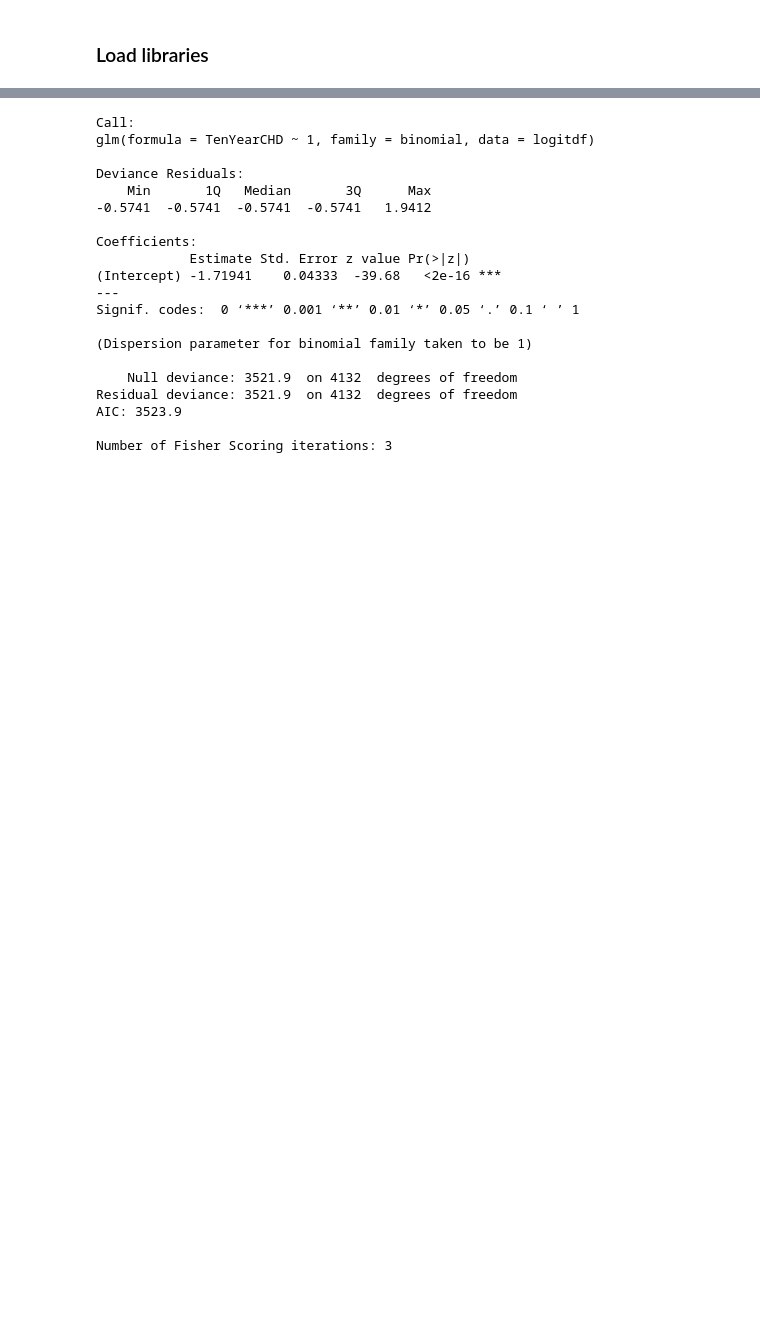
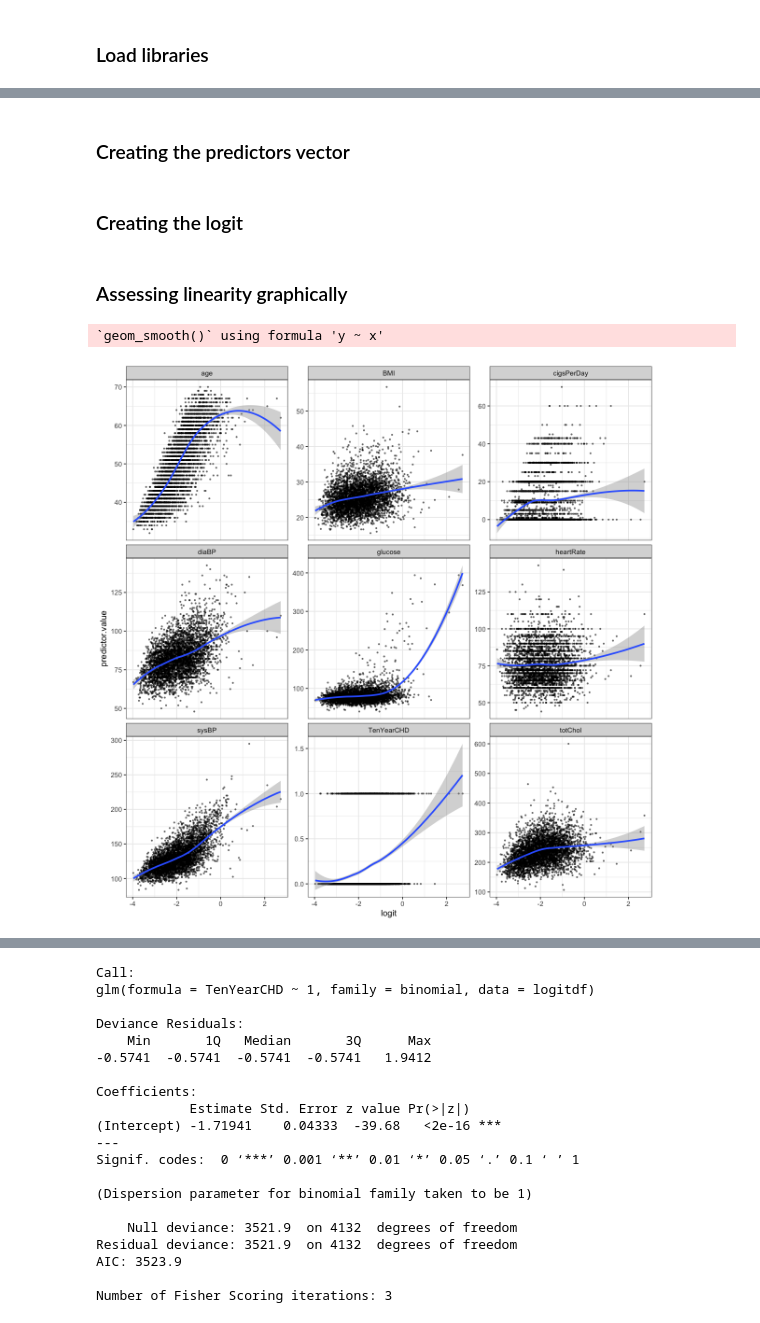
Before and after one commit to sccatalina/FinalProject, a Jupyter notebook: FraminghamK.R.ipynb, the cells around one changed output, grey strips where cells are left out. Drawn from its saved outputs; the diff is of its cells as text; code cells hidden in the pictures; blank space fills up the shorter version.

```diff
--- a/FraminghamK.R.ipynb
+++ b/FraminghamK.R.ipynb
@@ -307,0 +342,9 @@ logitdf = kgheart[keep]
+# %%
+mylogit_age = glm(TenYearCHD ~ age, data=logitdf, family="binomial")
+mylogit_cigsPerDay = glm(TenYearCHD ~ cigsPerDay, data=logitdf, family="binomial")
+mylogit_totChol = glm(TenYearCHD ~ totChol, data=logitdf, family="binomial")
+mylogit_sysBP = glm(TenYearCHD ~ sysBP, data=logitdf, family="binomial")
+mylogit_diaBP = glm(TenYearCHD ~ diaBP, data=logitdf, family="binomial")
+mylogit_BMI = glm(TenYearCHD ~ BMI, data=logitdf, family="binomial")
+mylogit_heartRate = glm(TenYearCHD ~ heartRate, data=logitdf, family="binomial")
+mylogit_glucose = glm(TenYearCHD ~ glucose, data=logitdf, family="binomial")
@@ -307,0 +353,24 @@ logitdf = kgheart[keep]
+# %%
+probabilities_age = predict(mylogit_age, type = "response")
+logitdf$Predicted_age = ifelse(probabilities_age > .5, 1, 0)
+
+probabilities_cigsPerDay = predict(mylogit_cigsPerDay, type = "response")
+logitdf$Predicted_cigsPerDay <- ifelse(probabilities_cigsPerDay > .5, 1, 0)
+
+probabilities_totChol = predict(mylogit_totChol, type = "response")
+logitdf$Predicted_totChol <- ifelse(probabilities_totChol > .5, 1, 0)
+
+probabilities_sysBP = predict(mylogit_sysBP, type = "response")
+logitdf$Predicted_sysBP <- ifelse(probabilities_sysBP > .5, 1, 0)
+
+probabilities_diaBP = predict(mylogit_diaBP, type = "response")
+logitdf$Predicted_diaBP <- ifelse(probabilities_diaBP > .5, 1, 0)
+
+probabilities_BMI = predict(mylogit_BMI, type = "response")
+logitdf$Predicted_BMI <- ifelse(probabilities_BMI > .5, 1, 0)
+
+probabilities_heartRate = predict(mylogit_heartRate, type = "response")
+logitdf$Predicted_heartRate <- ifelse(probabilities_heartRate > .5, 1, 0)
+
+probabilities_glucose = predict(mylogit_glucose, type = "response")
+logitdf$Predicted_glucose <- ifelse(probabilities_glucose > .5, 1, 0)
@@ -307,0 +559,21 @@ logitdf = kgheart[keep]
+# %% [markdown]
+### Creating the predictors vector
+# %%
+predictors = colnames(logitdf)
+# %% [markdown]
+### Creating the logit
+# %%
+logitdf1 = logitdf %>%
+   mutate(logit=log(probabilities/(1-probabilities))) %>%
+   gather(key= "predictors", value="predictor.value", -logit)
+# %% [markdown]
+### Assessing linearity graphically
+# %%
+ggplot(logitdf1, aes(logit, predictor.value)) +
+geom_point(size=.5, alpha=.5) +
+geom_smooth(method= "loess")+
+theme_bw() +
+facet_wrap(~predictors, scales="free_y")
+# %% [output]
+`geom_smooth()` using formula 'y ~ x'
+[figure, added]
```
Also changed, not shown: parts of 44 cells of this notebook.
